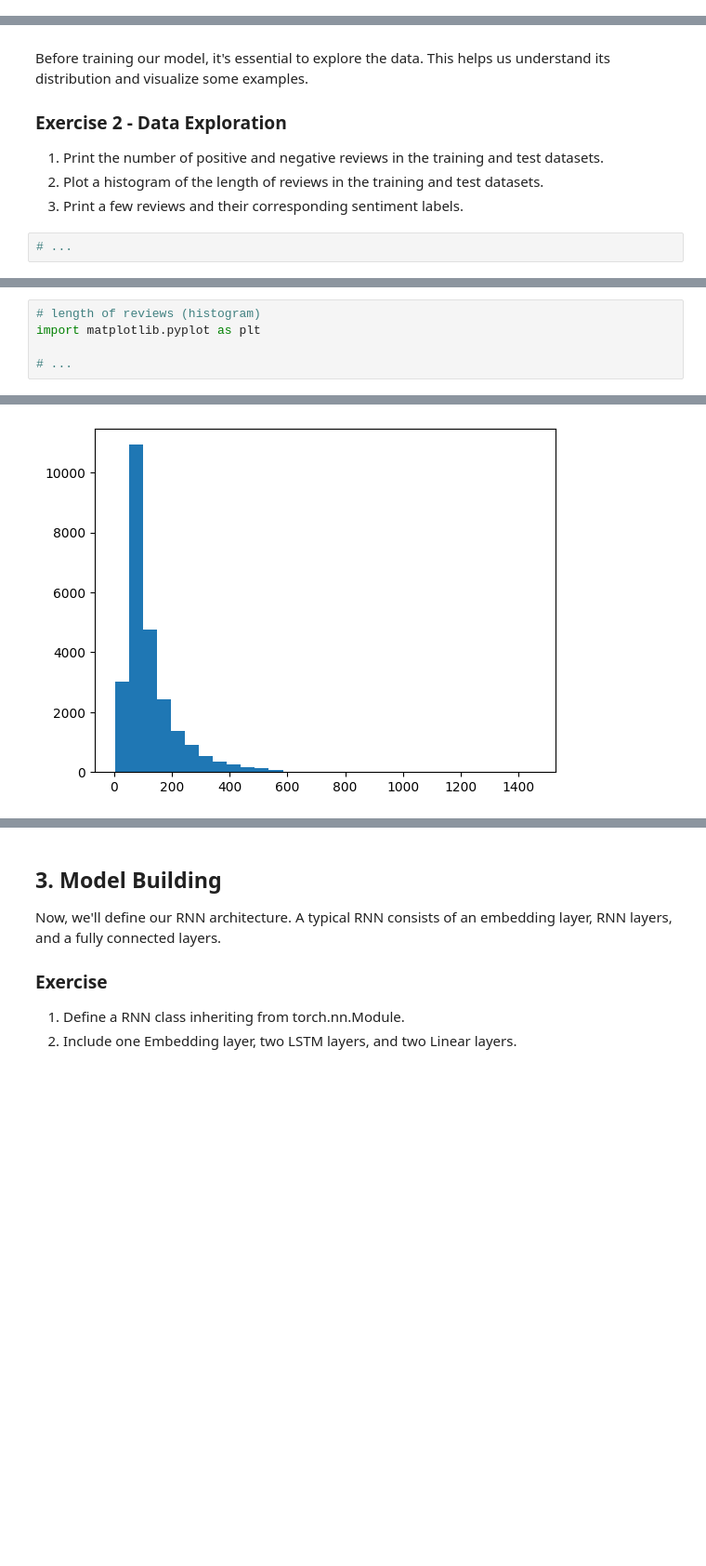
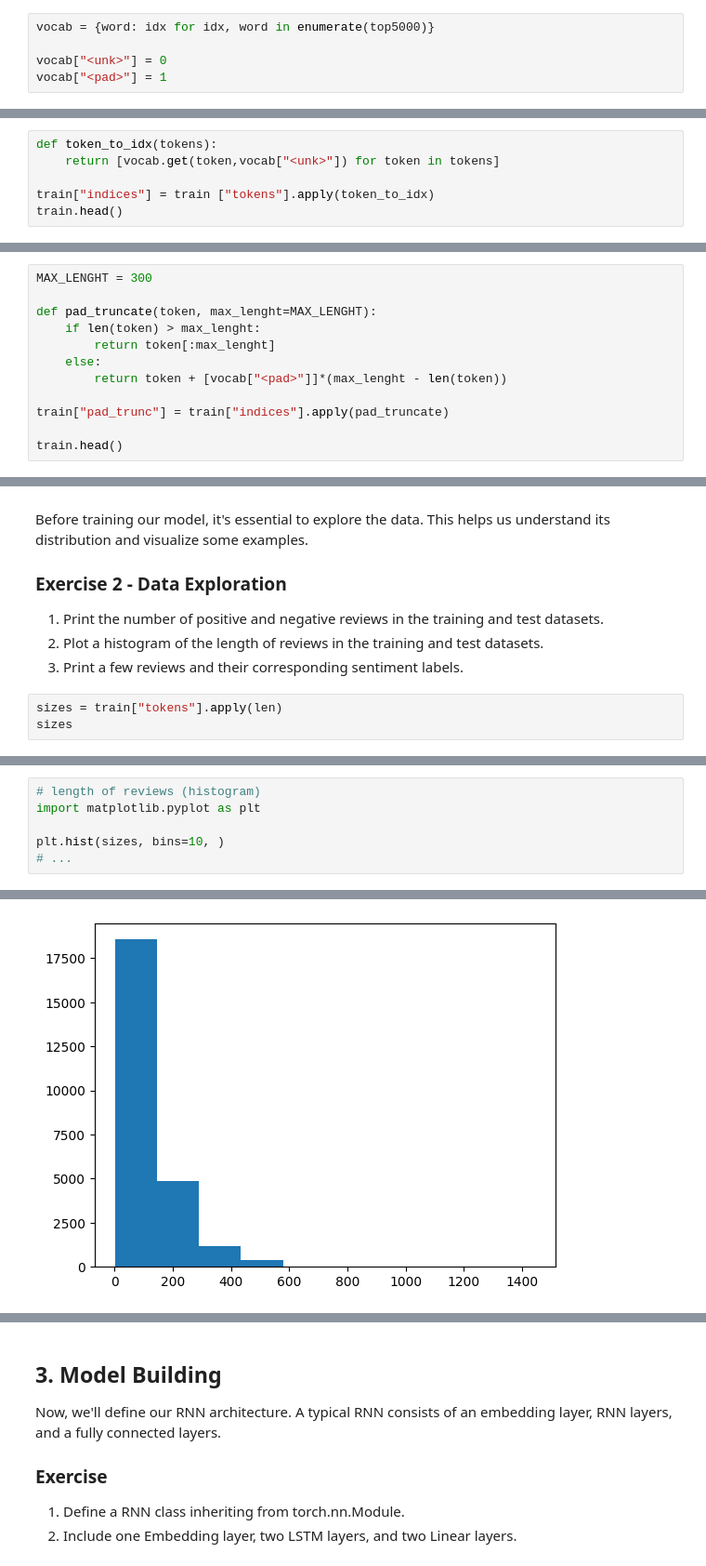
Before and after one commit to LCDA-UCP/dl_with_pytorch, a Jupyter notebook: exercises/session15-16-17/rnn_imdb_exercises.ipynb, the cells around one changed output, grey strips where cells are left out. Shown at 93% size. Cells and saved outputs as stored; diff of their text form; blank space fills up the shorter version.

```diff
--- a/exercises/session15-16-17/rnn_imdb_exercises.ipynb
+++ b/exercises/session15-16-17/rnn_imdb_exercises.ipynb
@@ -97,0 +112,5 @@ Name: review, dtype: object
+# %%
+vocab = {word: idx for idx, word in enumerate(top5000)}
+
+vocab["<unk>"] = 0
+vocab["<pad>"] = 1
@@ -97,0 +137,6 @@ Name: review, dtype: object
+# %%
+def token_to_idx(tokens):
+    return [vocab.get(token,vocab["<unk>"]) for token in tokens]
+
+train["indices"] = train ["tokens"].apply(token_to_idx)
+train.head()
@@ -97,0 +150,12 @@ Name: review, dtype: object
+# %%
+MAX_LENGHT = 300
+
+def pad_truncate(token, max_lenght=MAX_LENGHT):
+    if len(token) > max_lenght:
+        return token[:max_lenght]
+    else:
+        return token + [vocab["<pad>"]]*(max_lenght - len(token))
+
+train["pad_trunc"] = train["indices"].apply(pad_truncate)
+
+train.head()
@@ -143,5 +243,6 @@ Before training our model, it's essential to explore the data. This helps us und
 2. Plot a histogram of the length of reviews in the training and test datasets.
 3. Print a few reviews and their corresponding sentiment labels.
 # %%
-# ...
+sizes = train["tokens"].apply(len)
+sizes
 # %% [output]
@@ -157,5 +262,6 @@ Before training our model, it's essential to explore the data. This helps us und
 # length of reviews (histogram)
 import matplotlib.pyplot as plt
 
+plt.hist(sizes, bins=10, )
 # ...
 # %% [output]
@@ -177,2 +273,2 @@ import matplotlib.pyplot as plt
-[figure, old version]
+[figure, new version]
 # %%
```
Also changed, not shown: parts of 14 cells of this notebook.
